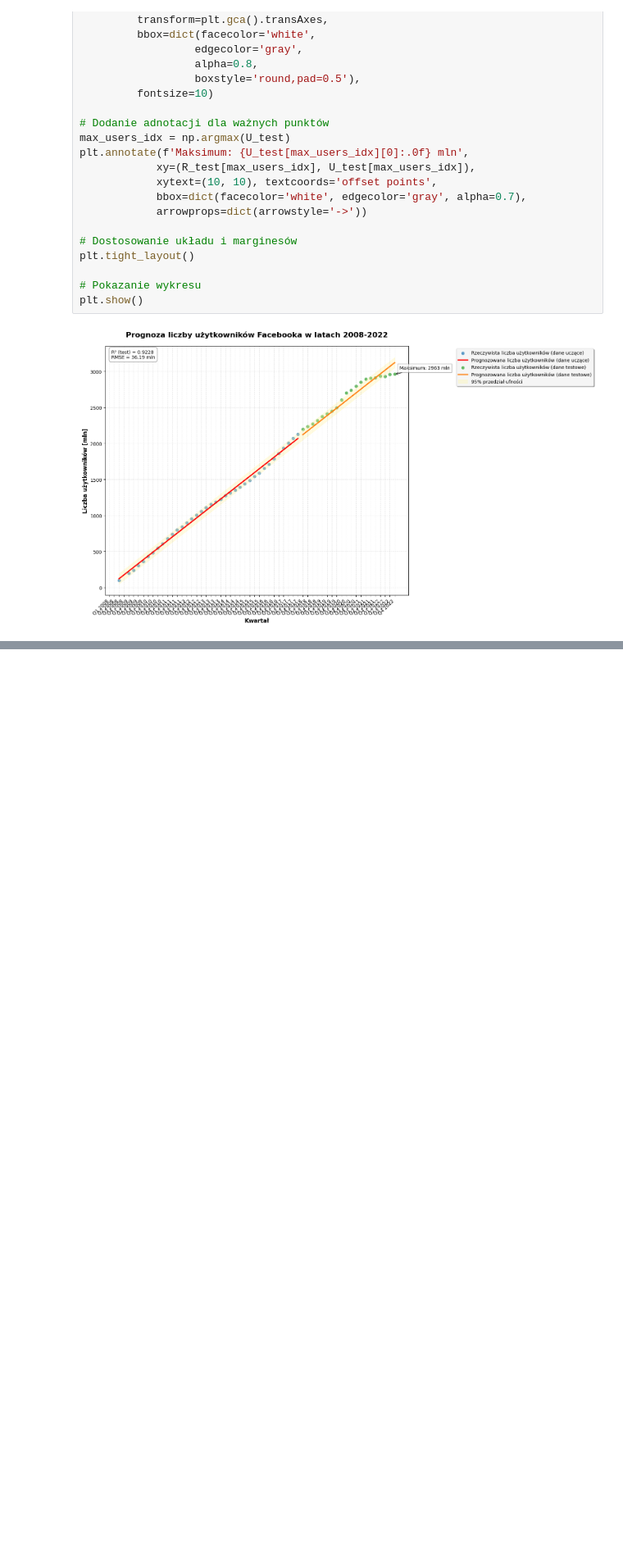
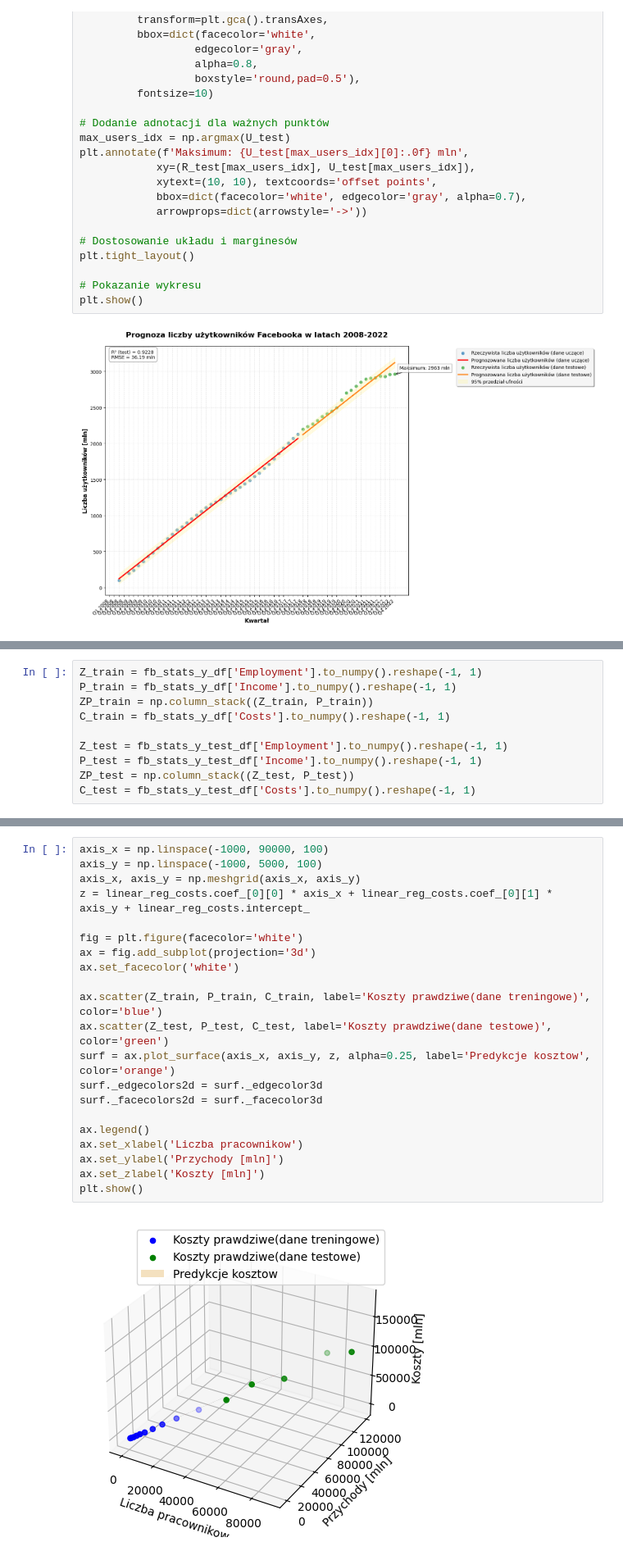
Before and after one commit to Floressek/MED, a Jupyter notebook: MED_LAB_1/Lab_1.ipynb, the cells around one changed output, grey strips where cells are left out. Shown: that part at 82% size. Cells and saved outputs as stored; diff of their text form; blank space fills up the shorter version.

```diff
--- a/MED_LAB_1/Lab_1.ipynb
+++ b/MED_LAB_1/Lab_1.ipynb
@@ -388,0 +549,10 @@ plt.show()
+# %%
+Z_train = fb_stats_y_df['Employment'].to_numpy().reshape(-1, 1)
+P_train = fb_stats_y_df['Income'].to_numpy().reshape(-1, 1)
+ZP_train = np.column_stack((Z_train, P_train))
+C_train = fb_stats_y_df['Costs'].to_numpy().reshape(-1, 1)
+
+Z_test = fb_stats_y_test_df['Employment'].to_numpy().reshape(-1, 1)
+P_test = fb_stats_y_test_df['Income'].to_numpy().reshape(-1, 1)
+ZP_test = np.column_stack((Z_test, P_test))
+C_test = fb_stats_y_test_df['Costs'].to_numpy().reshape(-1, 1)
@@ -388,0 +584,23 @@ plt.show()
+# %%
+axis_x = np.linspace(-1000, 90000, 100)
+axis_y = np.linspace(-1000, 5000, 100)
+axis_x, axis_y = np.meshgrid(axis_x, axis_y)
+z = linear_reg_costs.coef_[0][0] * axis_x + linear_reg_costs.coef_[0][1] * axis_y + linear_reg_costs.intercept_
+
+fig = plt.figure(facecolor='white')
+ax = fig.add_subplot(projection='3d')
+ax.set_facecolor('white')
+
+ax.scatter(Z_train, P_train, C_train, label='Koszty prawdziwe(dane treningowe)', color='blue')
+ax.scatter(Z_test, P_test, C_test, label='Koszty prawdziwe(dane testowe)', color='green')
+surf = ax.plot_surface(axis_x, axis_y, z, alpha=0.25, label='Predykcje kosztow', color='orange')
+surf._edgecolors2d = surf._edgecolor3d
+surf._facecolors2d = surf._facecolor3d
+
+ax.legend()
+ax.set_xlabel('Liczba pracownikow')
+ax.set_ylabel('Przychody [mln]')
+ax.set_zlabel('Koszty [mln]')
+plt.show()
+# %% [output]
+[figure, added]
```
Also changed, not shown: parts of 12 cells of this notebook.
